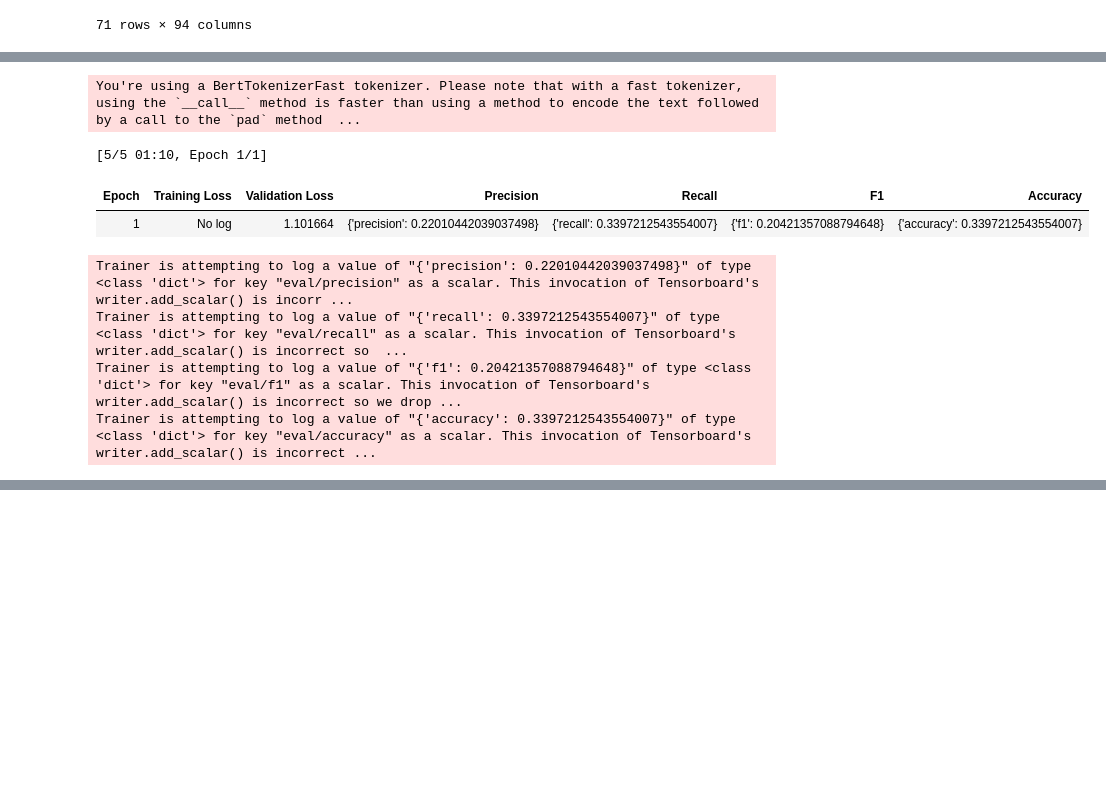
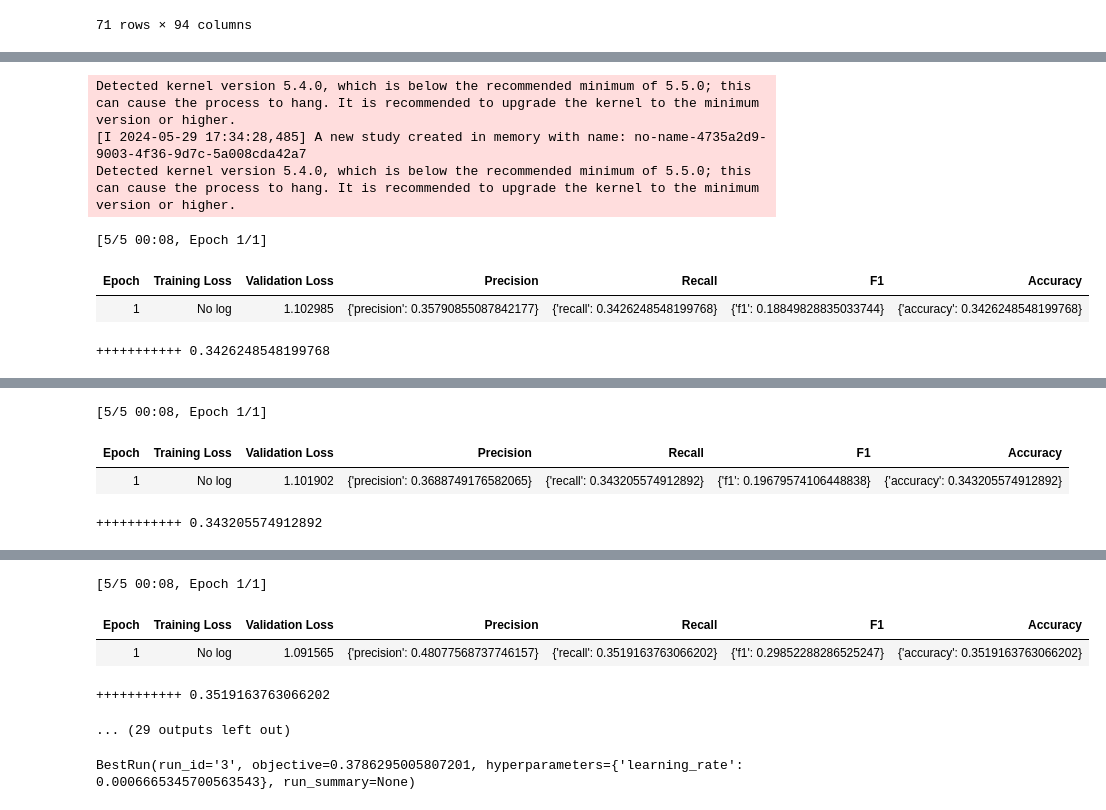
Before and after one commit to AppleMax1992/CommitFit, a Jupyter notebook: notebooks/E-3-20/3_bert_20.ipynb, the cells around one changed output, grey strips where cells are left out. Cells and saved outputs as stored; diff of their text form; code cells hidden in the pictures; blank space fills up the shorter version.

```diff
--- a/notebooks/E-3-20/3_bert_20.ipynb
+++ b/notebooks/E-3-20/3_bert_20.ipynb
@@ -138,36 +122,68 @@ train_dataset = CommitDataset(encoded_train, list(train['label']))
 test_dataset = CommitDataset(encoded_test, list(test['label']))
 # %%
 def compute_metrics(eval_pred):
-    accuracy = load_metric('accuracy')
-    precision = load_metric("precision")
-    recall = load_metric("recall")
-    f1 = load_metric("f1")
+    accuracy = evaluate.load('../../evaluate/metrics/accuracy')
+    precision =  evaluate.load("../../evaluate/metrics/precision")
+    recall =  evaluate.load("../../evaluate/metrics/recall")
+    f1 =  evaluate.load("../../evaluate/metrics/f1")
     predictions, labels = eval_pred
     predictions = np.argmax(predictions, axis=1)
     accuracy = accuracy.compute(predictions=predictions, references=labels)
     precision = precision.compute(predictions=predictions, references=labels, average='weighted')
     recall = recall.compute(predictions=predictions, references=labels,average='weighted')
     f1 = f1.compute(predictions=predictions, references=labels,average='weighted')
+    # accuracy_score = metrics.accuracy_score(labels,predictions)
+    # precision_score = metrics.precision_score(labels,predictions, average='weighted')
+    # recall_score = metrics.recall_score(labels,predictions,average='weighted')
+    # f1_score = metrics.f1_score(labels,predictions,average='weighted')
+
+    # return {"classification_report": classification_report}
+    # return {"precision": precision_score,"recall": recall_score, "f1":f1_score, "accuracy": accuracy_score}
     return {"precision": precision, "recall": recall, "f1": f1, "accuracy": accuracy}
+# %%
+def hp_space(trial: Trial) -> Dict[str, Union[float, int, str]]:
+    return {
+        "learning_rate": trial.suggest_float("learning_rate", 1e-6, 1e-3, log=True),
+        # "num_epochs": trial.suggest_int("num_epochs", 1, 3),
+        # "batch_size": trial.suggest_categorical("batch_size", [8, 12, 16]),
+        # "seed": trial.suggest_int("seed", 1, 40),
+        # "num_iterations": trial.suggest_int("num_iterations", 10, 20),
+        # "solver": trial.suggest_categorical("solver", ["newton-cg", "lbfgs", "liblinear"]),
+    }
+def model_init(params: Dict[str, Any]) -> model:
+    # params = params or {}
+    # learning_rate = params.get("learning_rate")
+    # num_iterations = params.get("num_iterations", 20)
+    # solver = params.get("solver", "liblinear")
+    # params = {
+    #     "head_params": {
+    #         # "max_iter": num_iterations,
+    #         # "solver": solver,
+    #     }
+    # }
+    return model
+def my_compute_objective(metrics):
+    print('+++++++++++',metrics['eval_accuracy']['accuracy'])
+    return  metrics['eval_accuracy']['accuracy']
 # %%
 trainer = Trainer(
     model=model,
     args=training_args,
     train_dataset=train_dataset,
     eval_dataset=test_dataset,
     tokenizer=tokenizer,
+    model_init= model_init,
     # data_collator=data_collator,
     compute_metrics=compute_metrics,
     callbacks=[EarlyStoppingCallback(early_stopping_patience=3)]
 )
 
-trainer.train()
+best_run = trainer.hyperparameter_search(direction="maximize", hp_space=hp_space, compute_objective=my_compute_objective, n_trials=10)
 # %% [output]
-You're using a BertTokenizerFast tokenizer. Please note that with a fast tokenizer, using the `__call__` method is faster than using a method to encode the text followed by a call to the `pad` method  ...
+Detected kernel version 5.4.0, which is below the recommended minimum of 5.5.0; this can cause the process to hang. It is recommended to upgrade the kernel to the minimum version or higher.
+[I 2024-05-29 17:34:28,485] A new study created in memory with name: no-name-4735a2d9-9003-4f36-9d7c-5a008cda42a7
+Detected kernel version 5.4.0, which is below the recommended minimum of 5.5.0; this can cause the process to hang. It is recommended to upgrade the kernel to the minimum version or higher.
-[5/5 01:10, Epoch 1/1]
+[5/5 00:08, Epoch 1/1]
 | Epoch | Training Loss | Validation Loss | Precision | Recall | F1 | Accuracy |
-| 1 | No log | 1.101664 | {'precision': 0.22010442039037498} | {'recall': 0.3397212543554007} | {'f1': 0.20421357088794648} | {'accuracy': 0.3397212543554007} |
+| 1 | No log | 1.102985 | {'precision': 0.35790855087842177} | {'recall': 0.3426248548199768} | {'f1': 0.18849828835033744} | {'accuracy': 0.3426248548199768} |
-Trainer is attempting to log a value of "{'precision': 0.22010442039037498}" of type <class 'dict'> for key "eval/precision" as a scalar. This invocation of Tensorboard's writer.add_scalar() is incorr ...
-Trainer is attempting to log a value of "{'recall': 0.3397212543554007}" of type <class 'dict'> for key "eval/recall" as a scalar. This invocation of Tensorboard's writer.add_scalar() is incorrect so  ...
-Trainer is attempting to log a value of "{'f1': 0.20421357088794648}" of type <class 'dict'> for key "eval/f1" as a scalar. This invocation of Tensorboard's writer.add_scalar() is incorrect so we drop ...
-Trainer is attempting to log a value of "{'accuracy': 0.3397212543554007}" of type <class 'dict'> for key "eval/accuracy" as a scalar. This invocation of Tensorboard's writer.add_scalar() is incorrect ...
++++++++++++ 0.3426248548199768
@@ -174,0 +192,4 @@ TrainOutput(global_step=5, training_loss=1.1378384590148927, metrics={'train_run
+[5/5 00:08, Epoch 1/1]
+| Epoch | Training Loss | Validation Loss | Precision | Recall | F1 | Accuracy |
+| 1 | No log | 1.101902 | {'precision': 0.3688749176582065} | {'recall': 0.343205574912892} | {'f1': 0.19679574106448838} | {'accuracy': 0.343205574912892} |
++++++++++++ 0.343205574912892
@@ -174,0 +198,9 @@ TrainOutput(global_step=5, training_loss=1.1378384590148927, metrics={'train_run
+[5/5 00:08, Epoch 1/1]
+| Epoch | Training Loss | Validation Loss | Precision | Recall | F1 | Accuracy |
+| 1 | No log | 1.091565 | {'precision': 0.48077568737746157} | {'recall': 0.3519163763066202} | {'f1': 0.29852288286525247} | {'accuracy': 0.3519163763066202} |
++++++++++++ 0.3519163763066202
+... (29 outputs left out)
+# %%
+best_run
+# %% [output]
+BestRun(run_id='3', objective=0.3786295005807201, hyperparameters={'learning_rate': 0.0006665345700563543}, run_summary=None)
```
Also changed, not shown: parts of 7 cells of this notebook, 3 other files.
